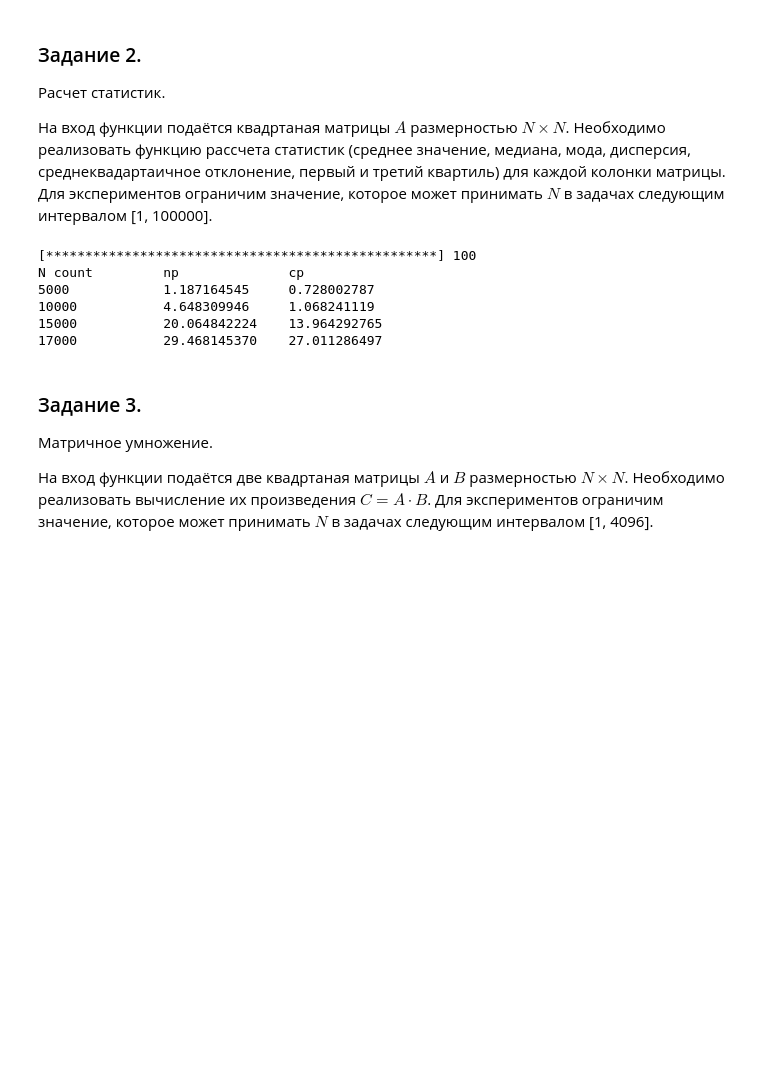
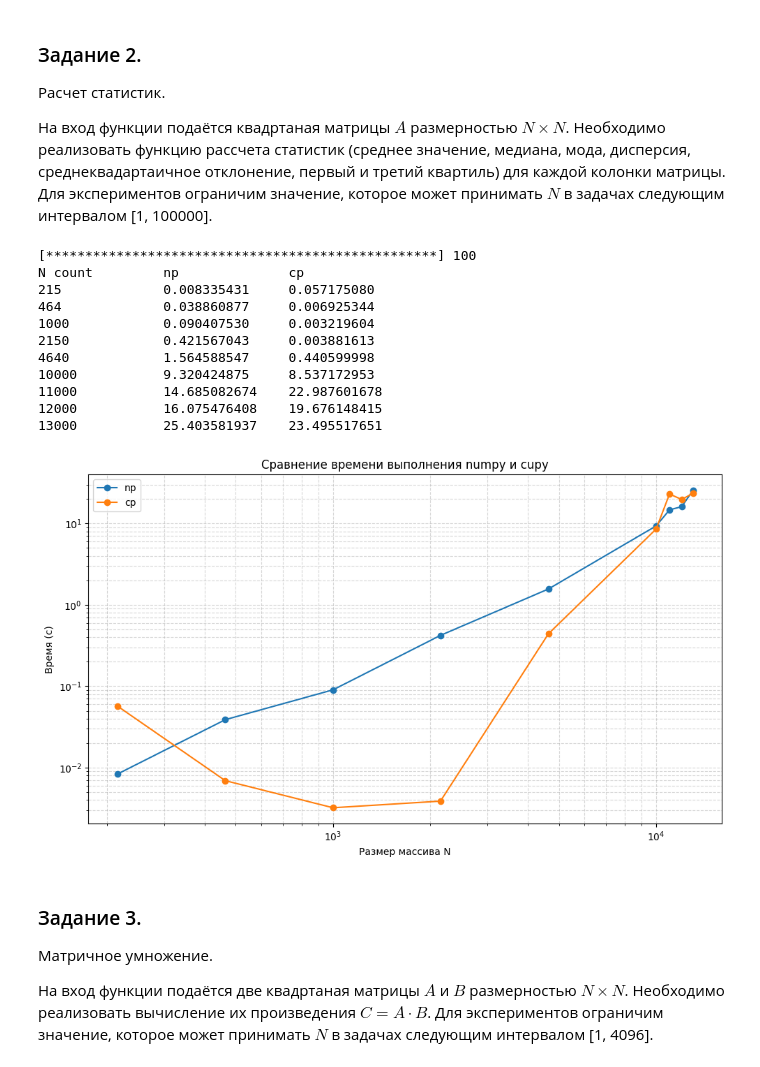
Before and after one commit to Leousov/2_course, a Jupyter notebook: cuda/practice1.ipynb, the cells around one changed output. Saved outputs shown, nothing was run; the diff lists cells and outputs as text; code cells hidden in the pictures; blank space fills up the shorter version.

```diff
--- a/cuda/practice1.ipynb
+++ b/cuda/practice1.ipynb
@@ -72,40 +116,54 @@ N count         np              cp
 
 На вход функции подаётся квадртаная матрицы $A$ размерностью $N \times N$. Необходимо реализовать функцию рассчета статистик (среднее значение, медиана, мода, дисперсия, среднеквадартаичное отклонение, первый и третий квартиль) для каждой колонки матрицы. Для экспериментов ограничим значение, которое может принимать $N$ в задачах следующим интервалом [1, 100000].
 # %%
-def compete2(N_mas, lib_mas):
+def compete2(N_mas, lib_mas, counts=3):
     mmas = []
     for i, N in enumerate(N_mas):
         mmas.append([])
         for j, lib in enumerate(lib_mas):
+            sum_time = 0
+            for k in range(counts):
+                pretty_load(i*len(lib_mas) + j, len(N_mas) * len(lib_mas))
+                arr1 = lib.random.rand(N, N)
+                start = time.time()
+                mean        = lib.mean(arr1, axis=1)
+                median      = lib.median(arr1, axis=1)
+                # mode        = mode_axis(arr1, axis=1)
+                var         = lib.var(arr1, axis=1)
+                std         = lib.std(arr1, axis=1)
+                percentile_25         = lib.percentile(arr1, 25, axis=1)
+                percentile_75         = lib.percentile(arr1, 75, axis=1)
+                sum_time += time.time() - start
 
-            pretty_load(i*len(lib_mas) + j, len(N_mas) * len(lib_mas))
-
-            arr1 = lib.random.rand(N, N)
-            start = time.time()
-            mean        = lib.mean(arr1, axis=1)
-            median      = lib.median(arr1, axis=1)
-            # mode        = mode_axis(arr1, axis=1)
-            var         = lib.var(arr1, axis=1)
-            std         = lib.std(arr1, axis=1)
-            percentile_25         = lib.percentile(arr1, 25, axis=1)
-            percentile_75         = lib.percentile(arr1, 75, axis=1)
-            mmas[-1].append(time.time() - start)
+            mmas[-1].append(sum_time/counts)
     pretty_load(len(N_mas) * len(lib_mas), len(N_mas) * len(lib_mas))
     return mmas
 
-N_mas = [5000, 10000, 15000, 17000]
+N_mas = [215, 464, 1000, 2150, 4640, 10000, 11000, 12000, 13000]
 res = compete2(N_mas, [np, cp])
 
 print(f"""\n{"N count":<12}\t{"np":<12}\t{"cp":<12}""")
 for i, row in enumerate(res):
     print(f"{N_mas[i]:<12}\t{row[0]:<12.9f}\t{row[1]:<12.9f}")
+
+
+plot_results(N_mas, res, labels=['np', 'cp'],
+             title='Сравнение времени выполнения numpy и cupy',
+             xlabel='Размер массива N', ylabel='Время (с)',
+             log_scale=True)
 # %% [output]
 [**************************************************] 100
 N count         np              cp
-5000            1.187164545     0.728002787
-10000           4.648309946     1.068241119
-15000           20.064842224    13.964292765
-17000           29.468145370    27.011286497
+215             0.008335431     0.057175080
+464             0.038860877     0.006925344
+1000            0.090407530     0.003219604
+2150            0.421567043     0.003881613
+4640            1.564588547     0.440599998
+10000           9.320424875     8.537172953
+11000           14.685082674    22.987601678
+12000           16.075476408    19.676148415
+13000           25.403581937    23.495517651
+[figure, added]
 # %% [markdown]
 ### Задание 3.
 
```
Also changed, not shown: parts of 6 cells of this notebook.
